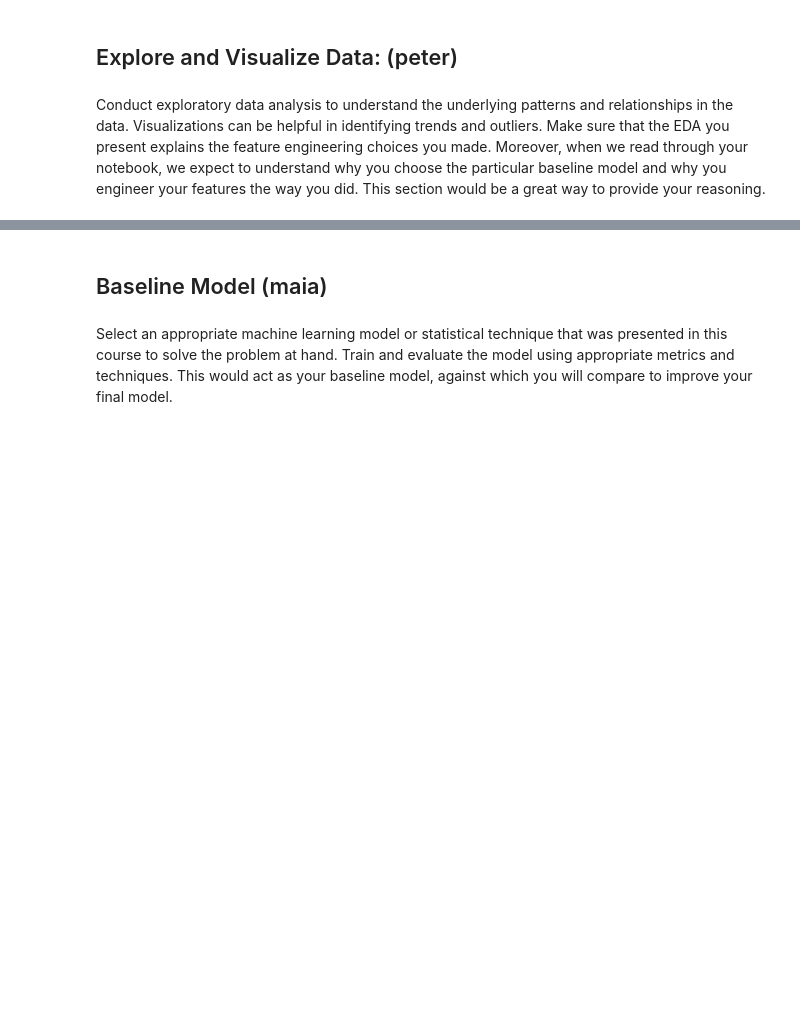
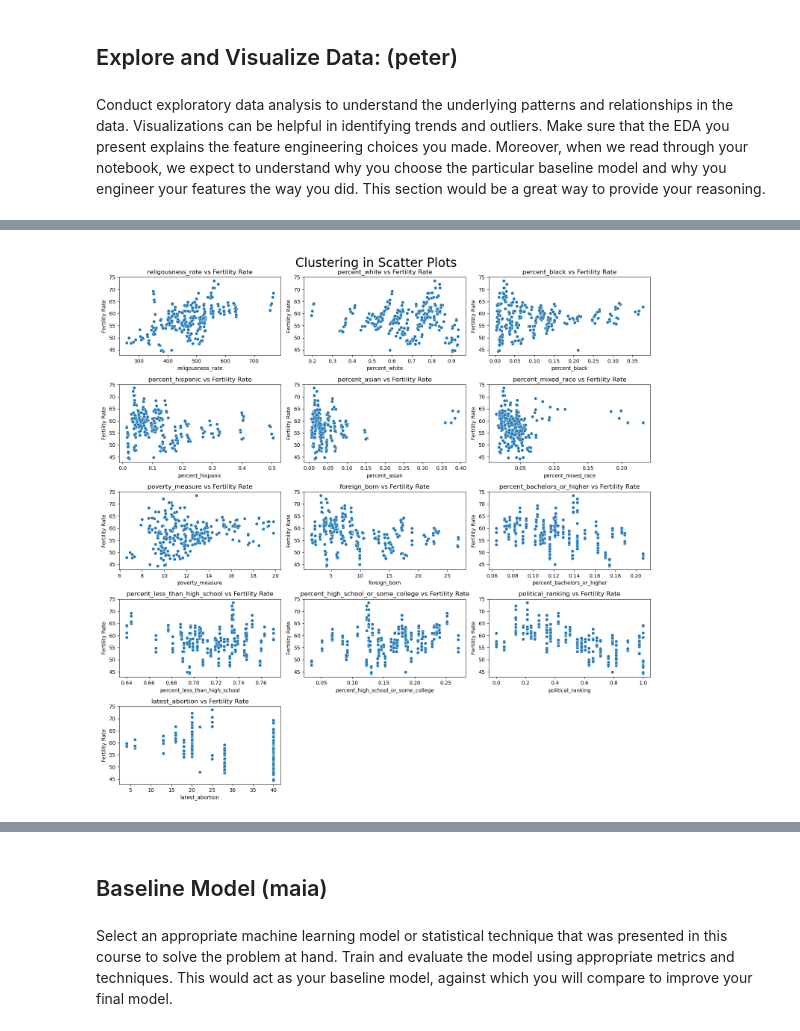
Before and after one commit to ppich1169/fertilityProjectCs109, a Jupyter notebook: fertility_notebook.ipynb, the cells around one changed output, grey strips where cells are left out. Drawn from its saved outputs; the diff is of its cells as text; code cells hidden in the pictures; blank space fills up the shorter version.

```diff
--- a/fertility_notebook.ipynb
+++ b/fertility_notebook.ipynb
@@ -1160,0 +1249,8 @@ Conduct exploratory data analysis to understand the underlying patterns and rela
+# %%
+from IPython.display import Image, display
+
+# Display the scatterplot.png image from the pictures folder
+image_path = 'pictures/scatterplot.png'
+display(Image(filename=image_path))
+# %% [output]
+[figure, added]
```
Also changed, not shown: parts of 7 cells of this notebook.
